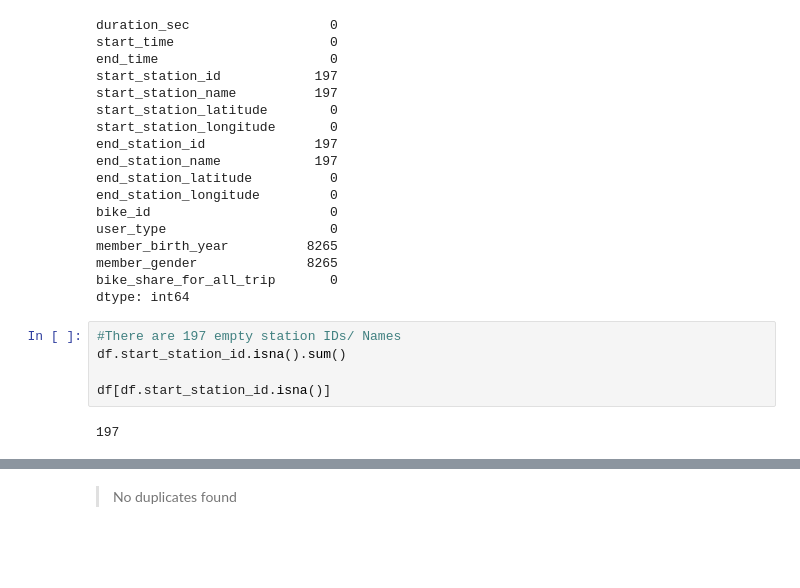
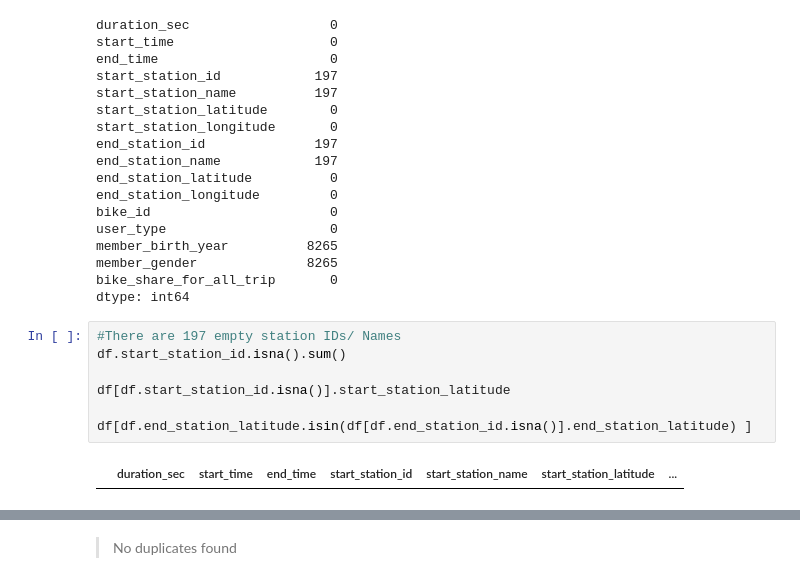
Before and after one commit to mina-f-beshay/ADAND-EgFWD-Udacity, a Jupyter notebook: Project 3 - Communicating Data Findings/Communicating Data Findings Project.ipynb, the cells around one changed output, grey strips where cells are left out. Saved outputs shown, nothing was run; the diff lists cells and outputs as text; blank space fills up the shorter version.

```diff
--- a/Project 3 - Communicating Data Findings/Communicating Data Findings Project.ipynb
+++ b/Project 3 - Communicating Data Findings/Communicating Data Findings Project.ipynb
@@ -96,7 +106,9 @@ dtype: int64
 # %%
 #There are 197 empty station IDs/ Names
 df.start_station_id.isna().sum()
 
-df[df.start_station_id.isna()]
+df[df.start_station_id.isna()].start_station_latitude
+
+df[df.end_station_latitude.isin(df[df.end_station_id.isna()].end_station_latitude) ]
 # %% [output]
-197
+|  | duration_sec | start_time | end_time | start_station_id | start_station_name | start_station_latitude | ... |
```
Also changed, not shown: parts of 20 cells of this notebook.
